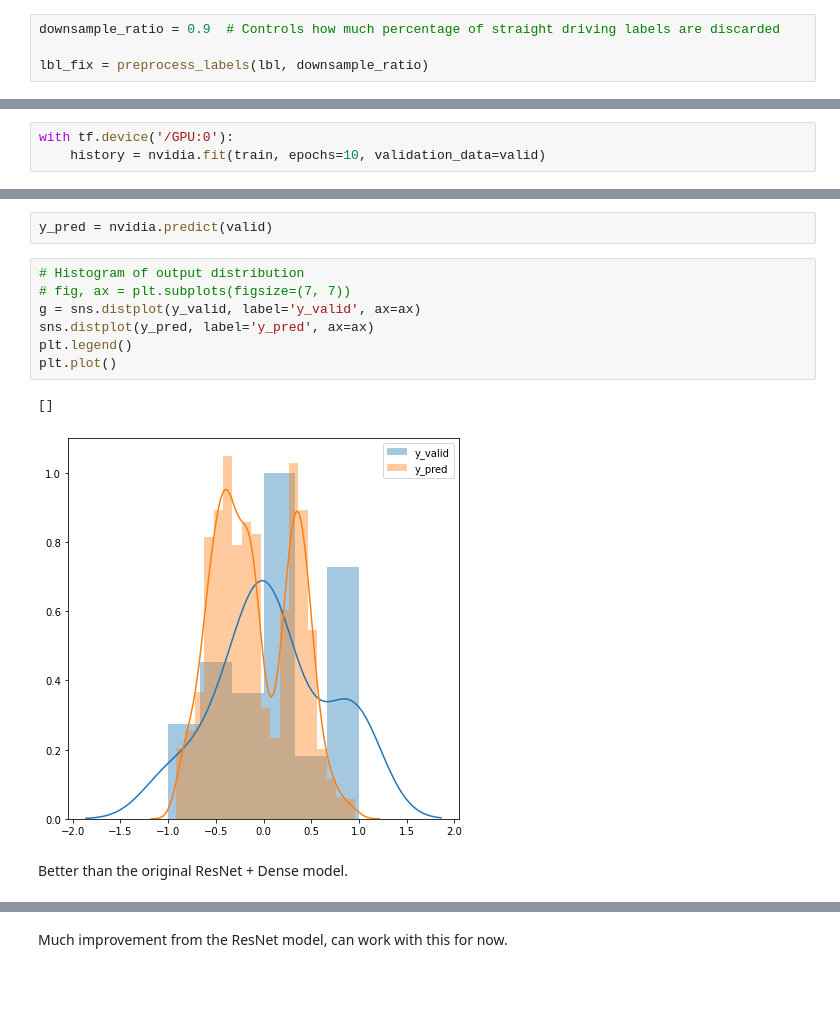
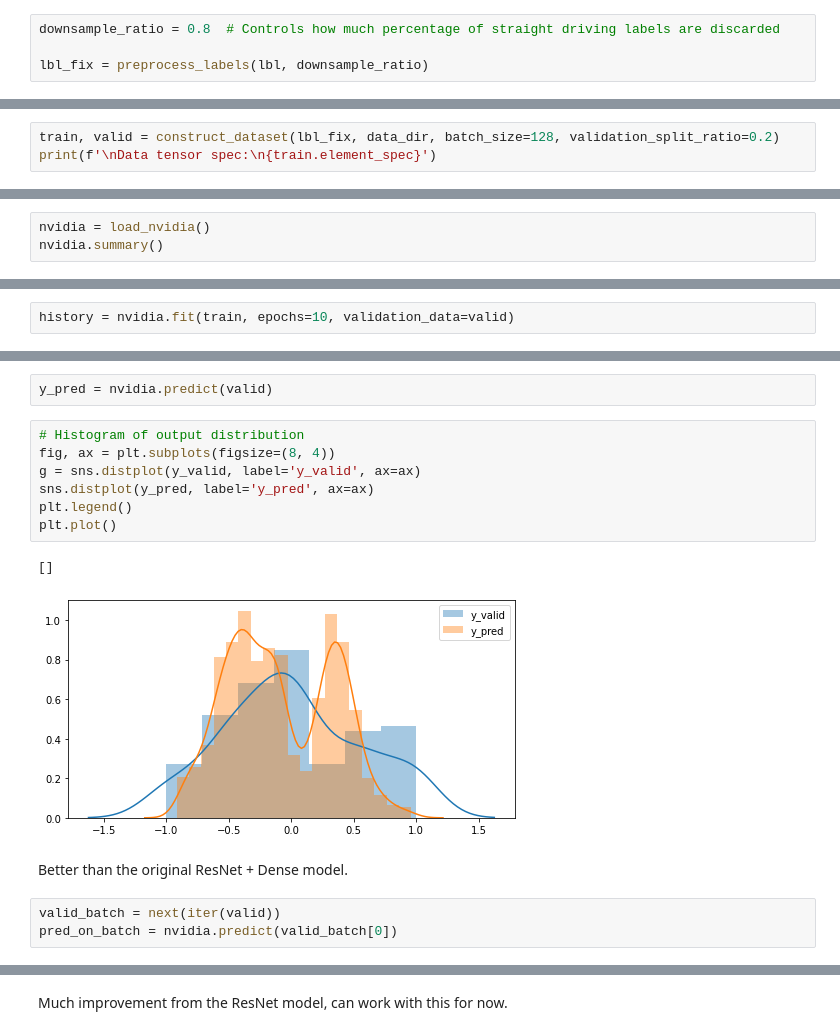
Before and after one commit to sanjyotUM/latcom, a Jupyter notebook: notebooks/v0.ipynb, the cells around one changed output, grey strips where cells are left out. Cells and saved outputs as stored; diff of their text form; blank space fills up the shorter version.

```diff
--- a/notebooks/v0.ipynb
+++ b/notebooks/v0.ipynb
@@ -44,7 +45,7 @@ Total records: 32443
 # %% [markdown]
 ## Preprocess labels
 # %%
-downsample_ratio = 0.9  # Controls how much percentage of straight driving labels are discarded
+downsample_ratio = 0.8  # Controls how much percentage of straight driving labels are discarded
 
 lbl_fix = preprocess_labels(lbl, downsample_ratio)
 # %% [output]
@@ -201,0 +108,3 @@ _________________________________________________________________
+# %%
+train, valid = construct_dataset(lbl_fix, data_dir, batch_size=128, validation_split_ratio=0.2)
+print(f'\nData tensor spec:\n{train.element_spec}')
@@ -242,0 +119,3 @@ _________________________________________________________________
+# %%
+nvidia = load_nvidia()
+nvidia.summary()
@@ -243,8 +140,7 @@ _________________________________________________________________
 # %% [markdown]
 ## Training
 # %%
-with tf.device('/GPU:0'):
-    history = nvidia.fit(train, epochs=10, validation_data=valid)
+history = nvidia.fit(train, epochs=10, validation_data=valid)
 # %% [output]
 Epoch 1/10
 90/90 [==============================] - 42s 468ms/step - loss: 0.2069 - mse: 0.2069 - val_loss: 0.1818 - val_mse: 0.1818
@@ -323,14 +223,17 @@ g = sns.relplot(x='epoch', y='value', hue='type', kind='line', data=h, aspect=1.
 y_pred = nvidia.predict(valid)
 # %%
 # Histogram of output distribution
-# fig, ax = plt.subplots(figsize=(7, 7))
+fig, ax = plt.subplots(figsize=(8, 4))
 g = sns.distplot(y_valid, label='y_valid', ax=ax)
 sns.distplot(y_pred, label='y_pred', ax=ax)
 plt.legend()
 plt.plot()
 # %% [output]
 []
-[figure, old version]
+[figure, new version]
 # %% [markdown]
 Better than the original ResNet + Dense model.
+# %%
+valid_batch = next(iter(valid))
+pred_on_batch = nvidia.predict(valid_batch[0])
 # %%
```
Also changed, not shown: parts of 27 cells of this notebook.
